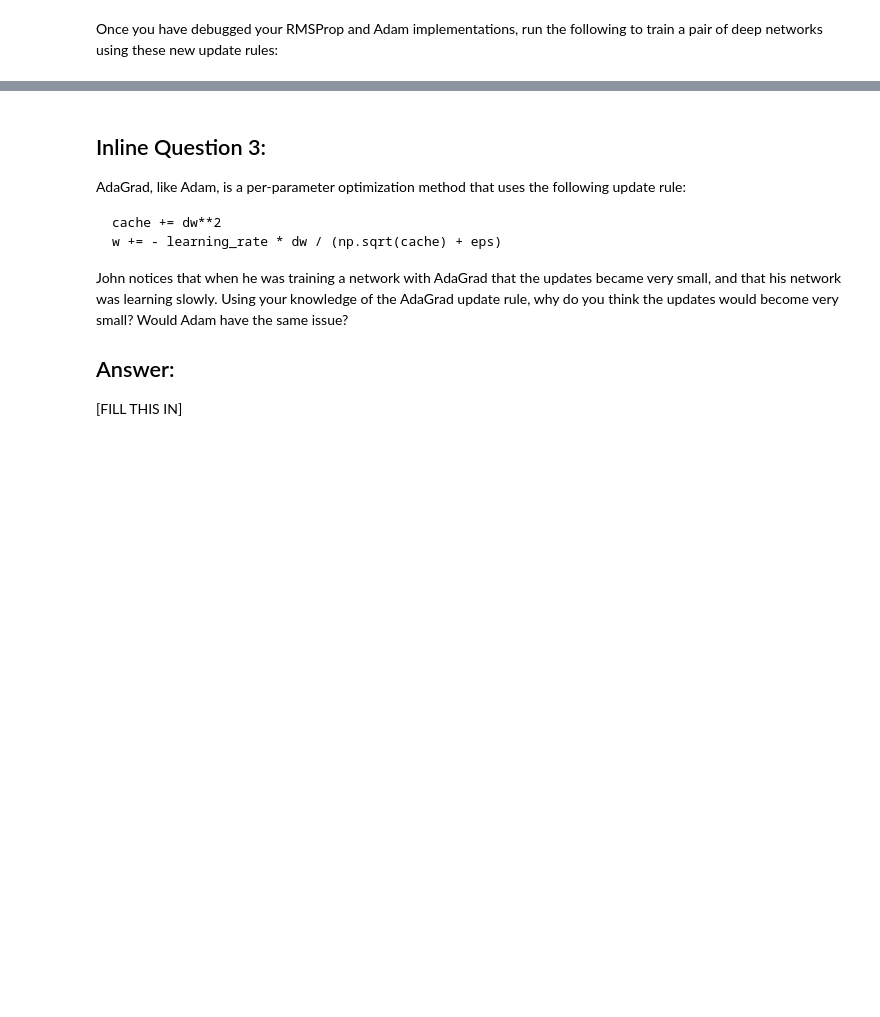
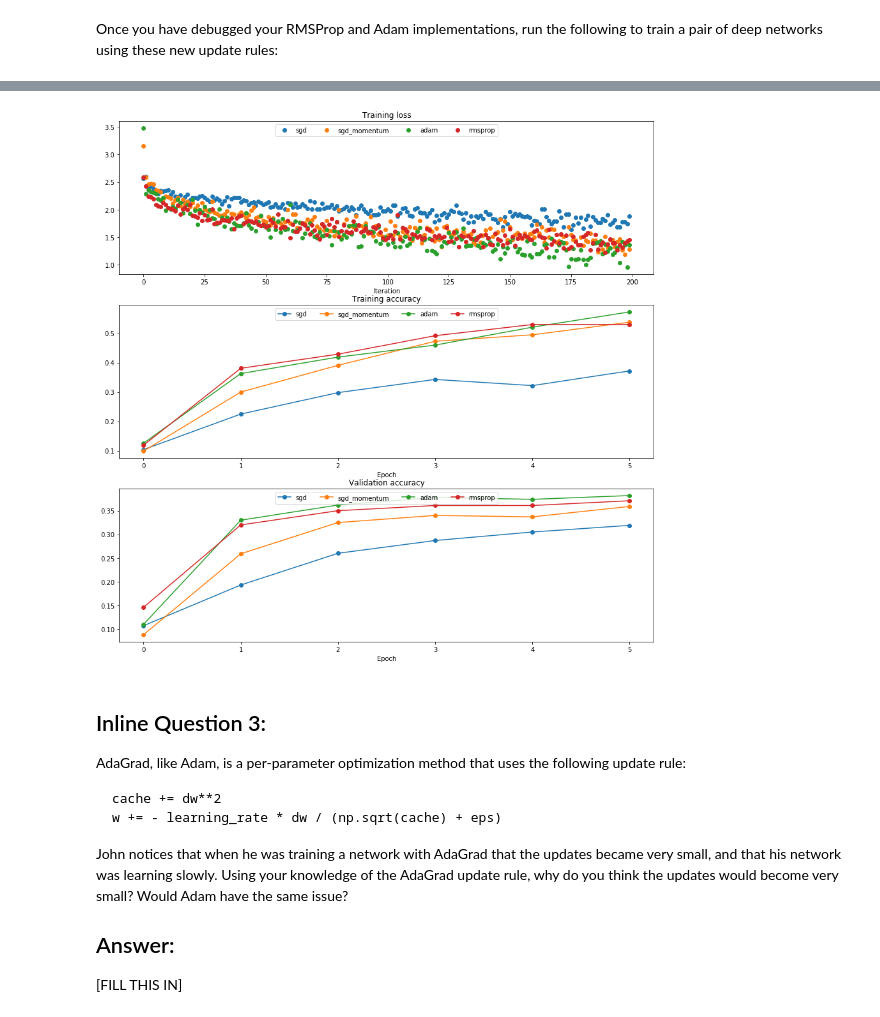
Before and after one commit to itamar-saraf/cs231n, a Jupyter notebook: assignment2/FullyConnectedNets.ipynb, the cells around one changed output, grey strips where cells are left out. Drawn from its saved outputs; the diff is of its cells as text; code cells hidden in the pictures; blank space fills up the shorter version.

```diff
--- a/assignment2/FullyConnectedNets.ipynb
+++ b/assignment2/FullyConnectedNets.ipynb
@@ -706,19 +735,18 @@ Once you have debugged your RMSProp and Adam implementations, run the following
 # %%
 learning_rates = {'rmsprop': 1e-4, 'adam': 1e-3}
 for update_rule in ['adam', 'rmsprop']:
-  print('running with ', update_rule)
-  model = FullyConnectedNet([100, 100, 100, 100, 100], weight_scale=5e-2)
+    print('running with ', update_rule)
+    model = FullyConnectedNet([100, 100, 100, 100, 100], weight_scale=5e-2)
 
-  solver = Solver(model, small_data,
+    solver = Solver(model, small_data,
                   num_epochs=5, batch_size=100,
                   update_rule=update_rule,
                   optim_config={
                     'learning_rate': learning_rates[update_rule]
-                  },
-                  verbose=True)
-  solvers[update_rule] = solver
-  solver.train()
-  print()
+                  },verbose=True)
+    solvers[update_rule] = solver
+    solver.train()
+    print()
 
 plt.subplot(3, 1, 1)
 plt.title('Training loss')
@@ -733,17 +761,18 @@ plt.title('Validation accuracy')
 plt.xlabel('Epoch')
 
 for update_rule, solver in list(solvers.items()):
-  plt.subplot(3, 1, 1)
-  plt.plot(solver.loss_history, 'o', label=update_rule)
+    plt.subplot(3, 1, 1)
+    plt.plot(solver.loss_history, 'o', label=update_rule)
 
-  plt.subplot(3, 1, 2)
-  plt.plot(solver.train_acc_history, '-o', label=update_rule)
+    plt.subplot(3, 1, 2)
+    plt.plot(solver.train_acc_history, '-o', label=update_rule)
 
-  plt.subplot(3, 1, 3)
-  plt.plot(solver.val_acc_history, '-o', label=update_rule)
+    plt.subplot(3, 1, 3)
+    plt.plot(solver.val_acc_history, '-o', label=update_rule)
 
-for i in [1, 2, 3]:
-  plt.subplot(3, 1, i)
-  plt.legend(loc='upper center', ncol=4)
+    for i in [1, 2, 3]:
+        plt.subplot(3, 1, i)
+        plt.legend(loc='upper center', ncol=4)
 plt.gcf().set_size_inches(15, 15)
 plt.show()
+# %% [output]
@@ -750,3 +796,4 @@ plt.show()
+[figure, added]
 # %% [markdown]
 ## Inline Question 3:
 
```
Also changed, not shown: parts of 10 cells of this notebook, 1 other file.
